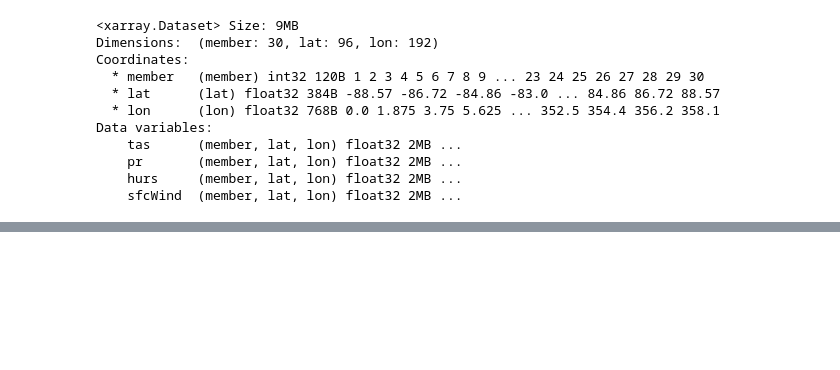
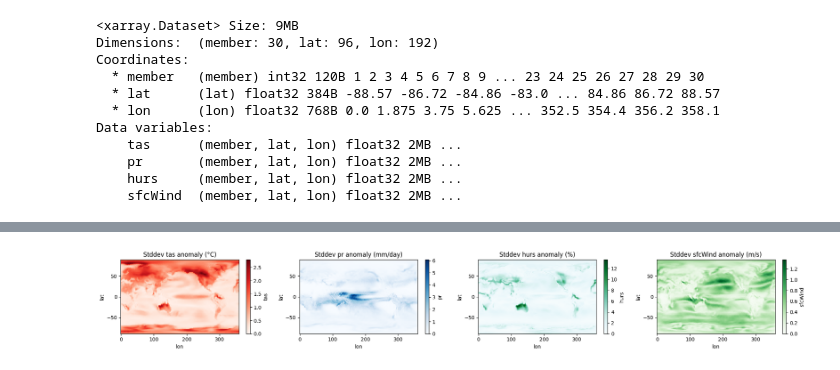
Before and after one commit to shahineb/demo-bc3-emulator, a Jupyter notebook: demo.ipynb, the cells around one changed output, grey strips where cells are left out. Saved outputs shown, nothing was run; the diff lists cells and outputs as text; code cells hidden in the pictures; blank space fills up the shorter version.

```diff
--- a/demo.ipynb
+++ b/demo.ipynb
@@ -121,0 +118,29 @@ plt.show()
+# %%
+stddev_tas = emulated_ds['tas'].std('member')
+stddev_pr = emulated_ds['pr'].std('member')
+stddev_hurs = emulated_ds['hurs'].std('member')
+stddev_sfcWind = emulated_ds['sfcWind'].std('member')
+
+
+fig, axes = plt.subplots(1, 4, figsize=(20, 3))
+
+vmax = np.abs(stddev_tas.values).max().item()
+stddev_tas.plot(ax=axes[0], cmap='Reds', vmin=0, vmax=vmax)
+axes[0].set_title('Stddev tas anomaly (°C)')
+
+vmax = np.abs(stddev_pr.values).max().item()
+stddev_pr.plot(ax=axes[1], cmap='Blues', vmin=0, vmax=vmax)
+axes[1].set_title('Stddev pr anomaly (mm/day)')
+
+vmax = np.abs(stddev_hurs.values).max().item()
+stddev_hurs.plot(ax=axes[2], cmap='BuGn', vmin=0, vmax=vmax)
+axes[2].set_title('Stddev hurs anomaly (%)')
+
+vmax = np.abs(stddev_sfcWind.values).max().item()
+stddev_sfcWind.plot(ax=axes[3], cmap='Greens', vmin=0, vmax=vmax)
+axes[3].set_title('Stddev sfcWind anomaly (m/s)')
+
+plt.tight_layout()
+plt.show()
+# %% [output]
+[figure, added]
```
Also changed, not shown: parts of 6 cells of this notebook.
